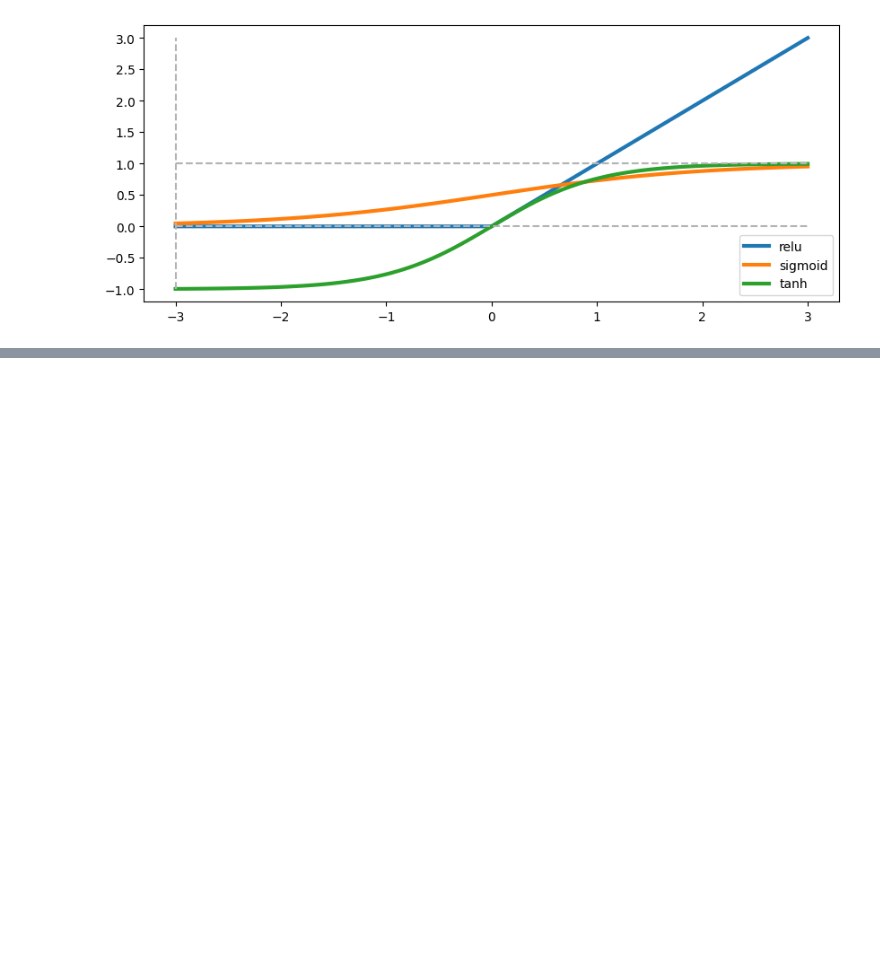
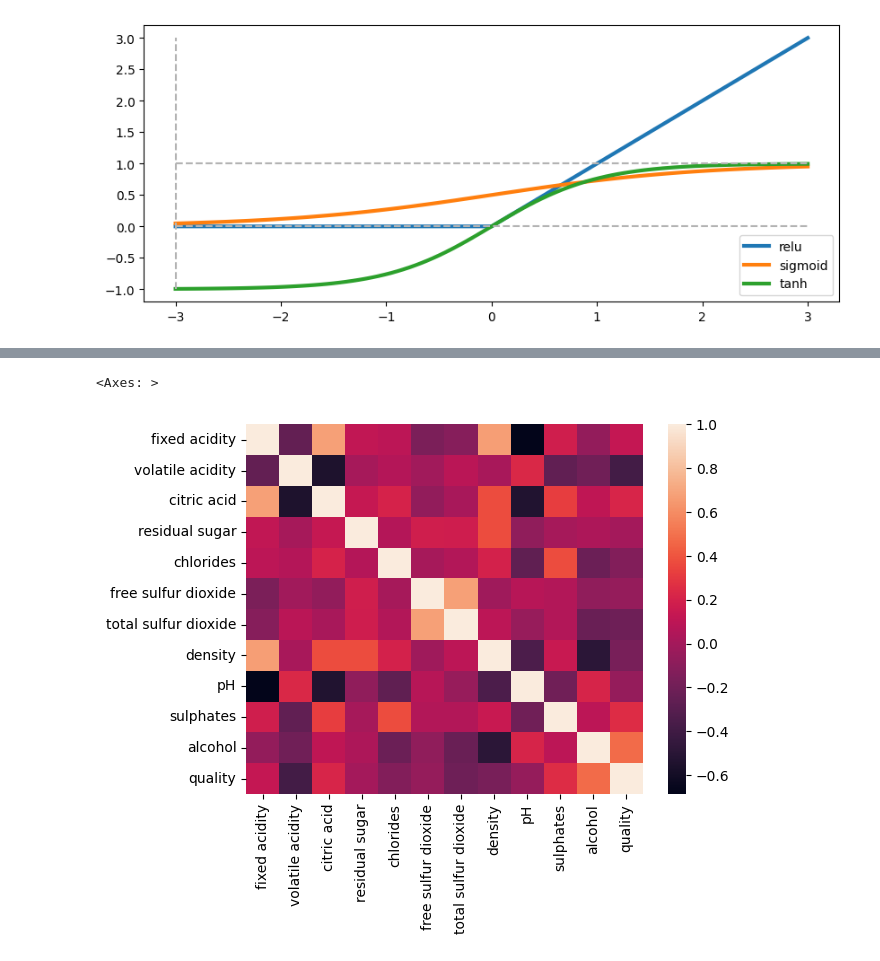
Before and after one commit to taruvaid/Fourier-Neural-Operators, a Jupyter notebook: winequality_prediction_and_hyperparameter_tuning.ipynb, the cells around one changed output, grey strips where cells are left out. Saved outputs shown, nothing was run; the diff lists cells and outputs as text; code cells hidden in the pictures; blank space fills up the shorter version.

```diff
--- a/winequality_prediction_and_hyperparameter_tuning.ipynb
+++ b/winequality_prediction_and_hyperparameter_tuning.ipynb
@@ -791,0 +1005,5 @@ plt.legend()
+# %%
+sns.heatmap(data.corr())
+# %% [output]
+<Axes: >
+[figure, added]
```
Also changed, not shown: parts of 22 cells of this notebook.
